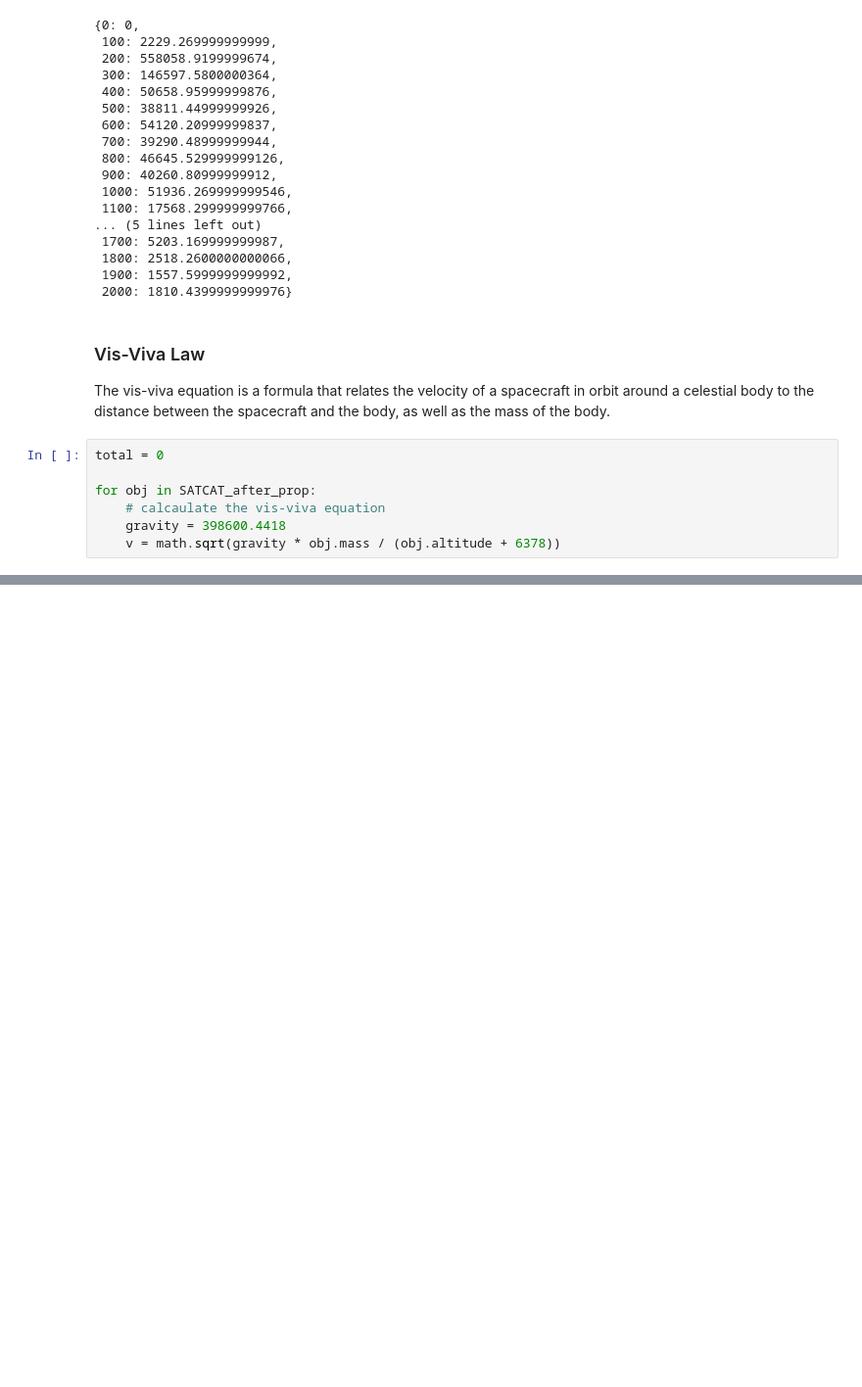
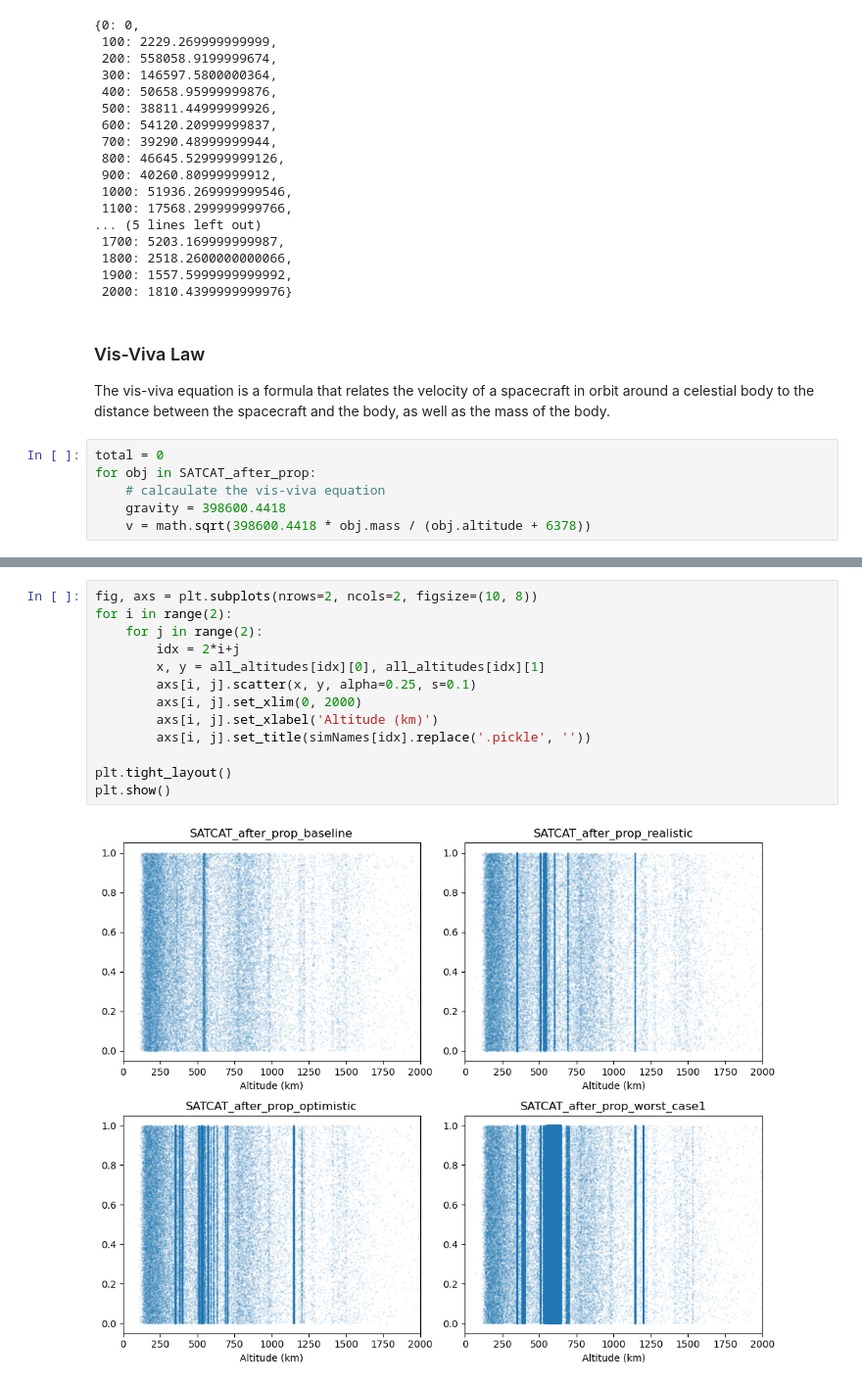
Before and after one commit to ucl-sgnl/FSPSimulator, a Jupyter notebook: src/utils/Visualisation.ipynb, the cells around one changed output, grey strips where cells are left out. Shown at 98% size. Saved outputs shown, nothing was run; the diff lists cells and outputs as text; blank space fills up the shorter version.

```diff
--- a/src/utils/Visualisation.ipynb
+++ b/src/utils/Visualisation.ipynb
@@ -269,8 +261,7 @@ orbital_shells_volume
 The vis-viva equation is a formula that relates the velocity of a spacecraft in orbit around a celestial body to the distance between the spacecraft and the body, as well as the mass of the body.
 # %%
 total = 0
-
 for obj in SATCAT_after_prop:
     # calcaulate the vis-viva equation
     gravity = 398600.4418
-    v = math.sqrt(gravity * obj.mass / (obj.altitude + 6378))
+    v = math.sqrt(398600.4418 * obj.mass / (obj.altitude + 6378))
@@ -276,0 +381,15 @@ for obj in SATCAT_after_prop:
+# %%
+fig, axs = plt.subplots(nrows=2, ncols=2, figsize=(10, 8))
+for i in range(2):
+    for j in range(2):
+        idx = 2*i+j
+        x, y = all_altitudes[idx][0], all_altitudes[idx][1]
+        axs[i, j].scatter(x, y, alpha=0.25, s=0.1)
+        axs[i, j].set_xlim(0, 2000)
+        axs[i, j].set_xlabel('Altitude (km)')
+        axs[i, j].set_title(simNames[idx].replace('.pickle', ''))
+
+plt.tight_layout()
+plt.show()
+# %% [output]
+[figure, added]
```
Also changed, not shown: parts of 14 cells of this notebook, 4 other files.
